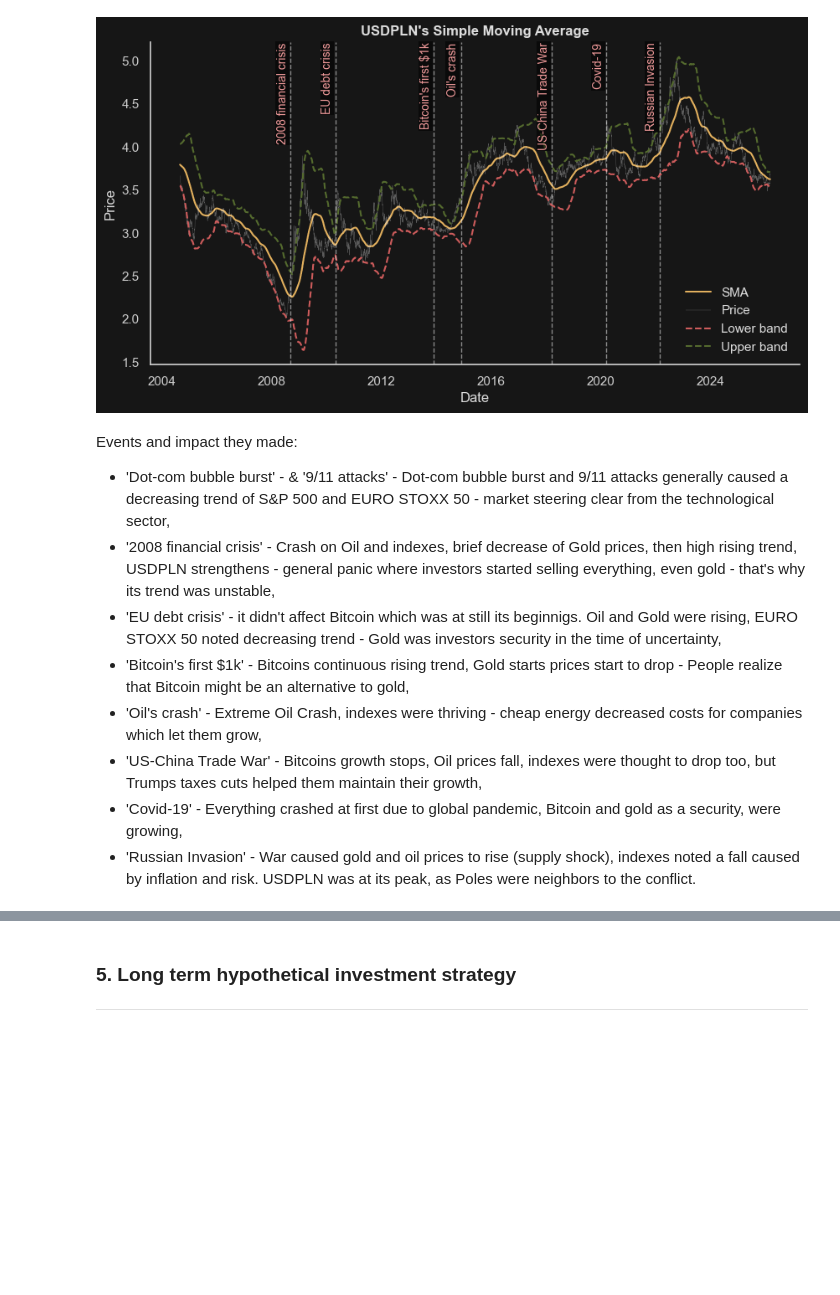
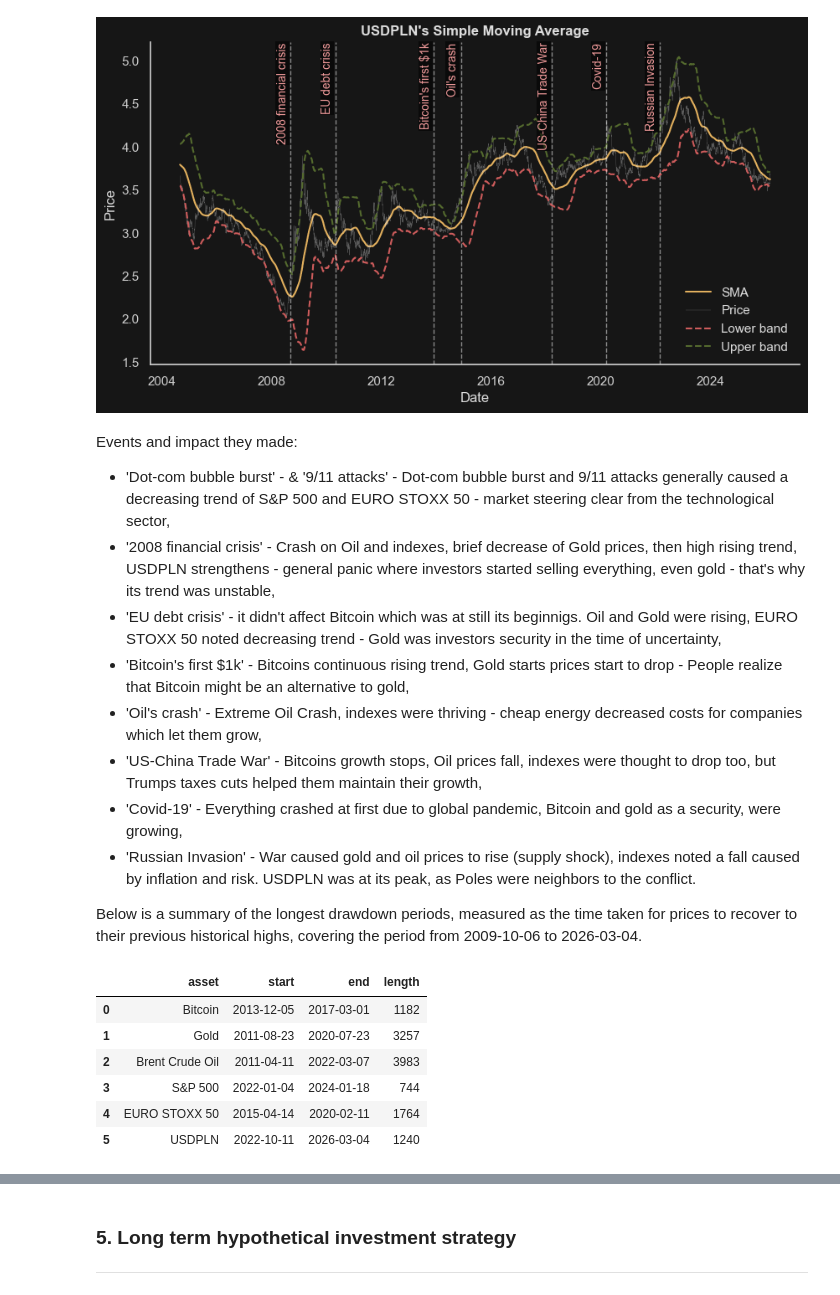
Before and after one commit to pawel-szulik/financial-market-analysis, a Jupyter notebook: notebooks/analysis.ipynb, the cells around one changed output, grey strips where cells are left out. Drawn from its saved outputs; the diff is of its cells as text; code cells hidden in the pictures; blank space fills up the shorter version.

```diff
--- a/notebooks/analysis.ipynb
+++ b/notebooks/analysis.ipynb
@@ -226,3 +238,15 @@ Events and impact they made:
 - 'US-China Trade War' - Bitcoins growth stops, Oil prices fall, indexes were thought to drop too, but Trumps taxes cuts helped them maintain their growth,
 - 'Covid-19' - Everything crashed at first due to global pandemic, Bitcoin and gold as a security, were growing,
 - 'Russian Invasion' - War caused gold and oil prices to rise (supply shock), indexes noted a fall caused by inflation and risk. USDPLN was at its peak, as Poles were neighbors to the conflict.
+
+Below is a summary of the longest drawdown periods, measured as the time taken for prices to recover to their previous historical highs, covering the period from 2009-10-06 to 2026-03-04.
+# %%
+aly.longest_drawdown(close_prices_sel)
+# %% [output]
+|  | asset | start | end | length |
+| 0 | Bitcoin | 2013-12-05 | 2017-03-01 | 1182 |
+| 1 | Gold | 2011-08-23 | 2020-07-23 | 3257 |
+| 2 | Brent Crude Oil | 2011-04-11 | 2022-03-07 | 3983 |
+| 3 | S&P 500 | 2022-01-04 | 2024-01-18 | 744 |
+| 4 | EURO STOXX 50 | 2015-04-14 | 2020-02-11 | 1764 |
+| 5 | USDPLN | 2022-10-11 | 2026-03-04 | 1240 |
```
Also changed, not shown: parts of 22 cells of this notebook, 4 other files.
